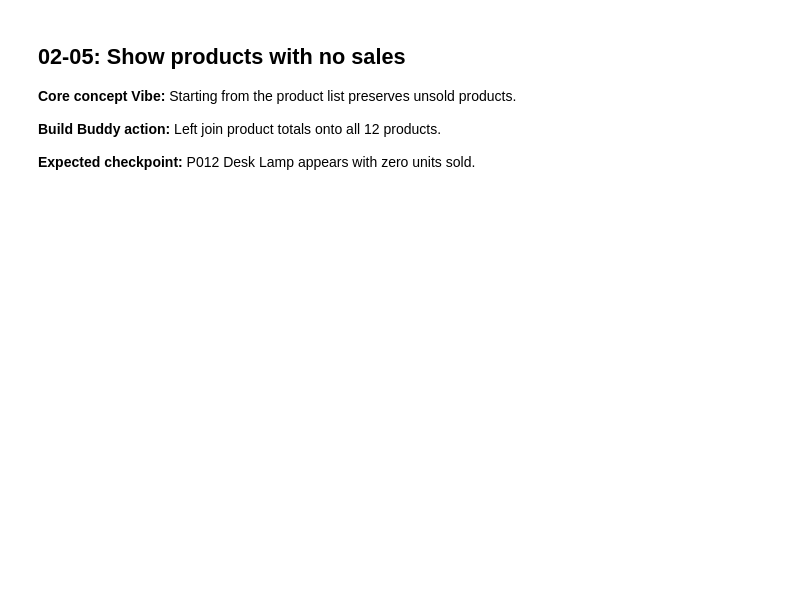
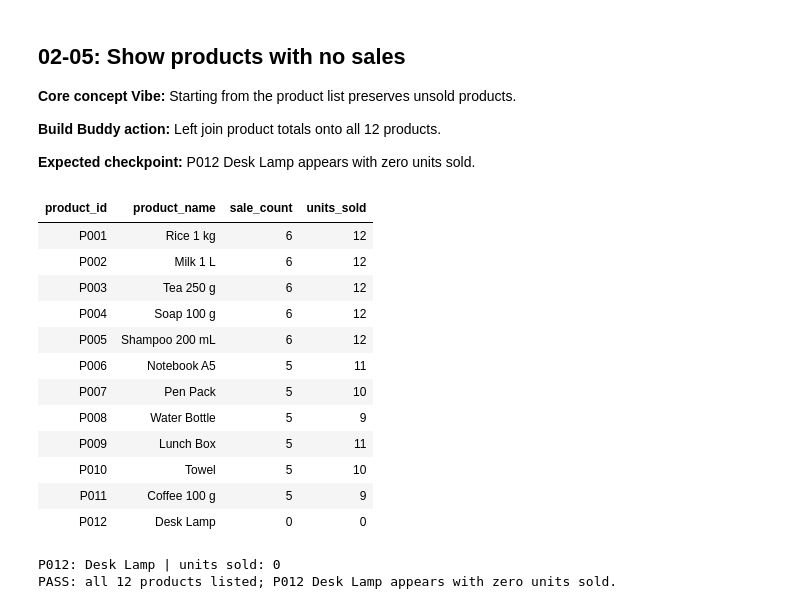
Before and after one commit to gokulmpp/retailflow-data-engineering-databricks, a Jupyter notebook: notebooks/02_read_join_and_first_report.ipynb, the cells around one changed output. Cells and saved outputs as stored; diff of their text form; code cells hidden in the pictures; blank space fills up the shorter version.

```diff
--- a/notebooks/02_read_join_and_first_report.ipynb
+++ b/notebooks/02_read_join_and_first_report.ipynb
@@ -299,0 +404,41 @@ def merge_into_silver(incoming):
+# %%
+# Build Buddy step 02-05
+# Start from the product list so unsold products survive the left join.
+product_activity = typed_sales.groupBy("product_id").agg(
+    F.count(F.lit(1)).alias("sale_count"),
+    F.sum("quantity").alias("units_sold"))
+
+products_with_sales = (raw_frame("data/products.csv").select("product_id", "product_name")
+    .join(product_activity, "product_id", "left")
+    .withColumn("sale_count", F.coalesce(F.col("sale_count"), F.lit(0)))
+    .withColumn("units_sold", F.coalesce(F.col("units_sold"), F.lit(0)))
+    .orderBy("product_id"))
+display(products_with_sales)
+
+answer_key = {row["product_id"]: row for row in read_rows("checks/expected/initial_by_product.csv")}
+assert products_with_sales.count() == len(answer_key) == 12
+for row in products_with_sales.collect():
+    expected_row = answer_key[row["product_id"]]
+    assert row["product_name"] == expected_row["product_name"], row
+    assert int(row["sale_count"]) == int(expected_row["sale_count"]), row
+    assert int(row["units_sold"]) == int(expected_row["units_sold"]), row
+desk_lamp = products_with_sales.where(F.col("product_id") == "P012").collect()[0]
+print("P012:", desk_lamp["product_name"], "| units sold:", desk_lamp["units_sold"])
+assert desk_lamp["product_name"] == "Desk Lamp" and desk_lamp["units_sold"] == 0
+print("PASS: all 12 products listed; P012 Desk Lamp appears with zero units sold.")
+# %% [output]
+| product_id | product_name | sale_count | units_sold |
+| P001 | Rice 1 kg | 6 | 12 |
+| P002 | Milk 1 L | 6 | 12 |
+| P003 | Tea 250 g | 6 | 12 |
+| P004 | Soap 100 g | 6 | 12 |
+| P005 | Shampoo 200 mL | 6 | 12 |
+| P006 | Notebook A5 | 5 | 11 |
+| P007 | Pen Pack | 5 | 10 |
+| P008 | Water Bottle | 5 | 9 |
+| P009 | Lunch Box | 5 | 11 |
+| P010 | Towel | 5 | 10 |
+| P011 | Coffee 100 g | 5 | 9 |
+| P012 | Desk Lamp | 0 | 0 |
+P012: Desk Lamp | units sold: 0
+PASS: all 12 products listed; P012 Desk Lamp appears with zero units sold.
```
Also changed, not shown: parts of 10 cells of this notebook, 6 other files.
